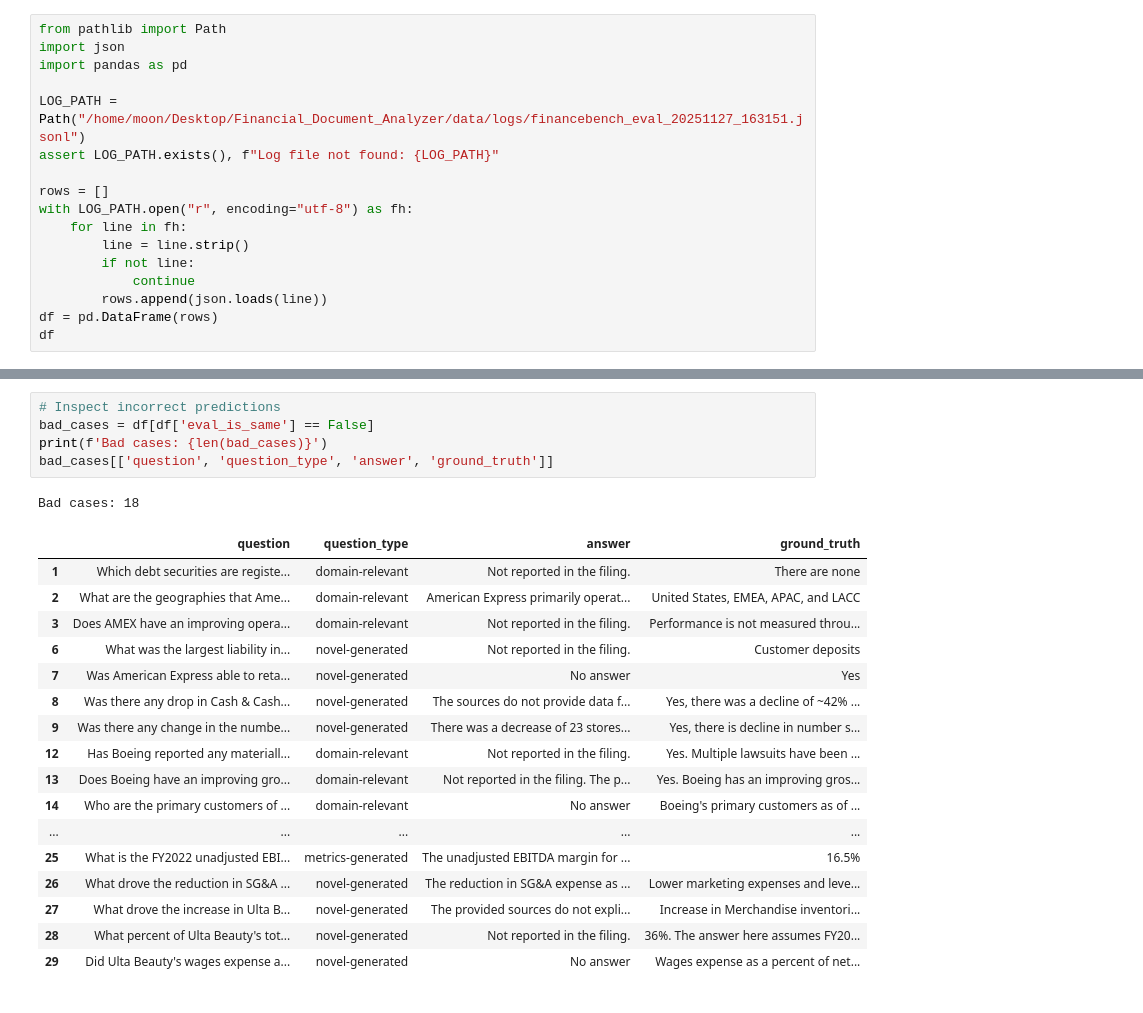
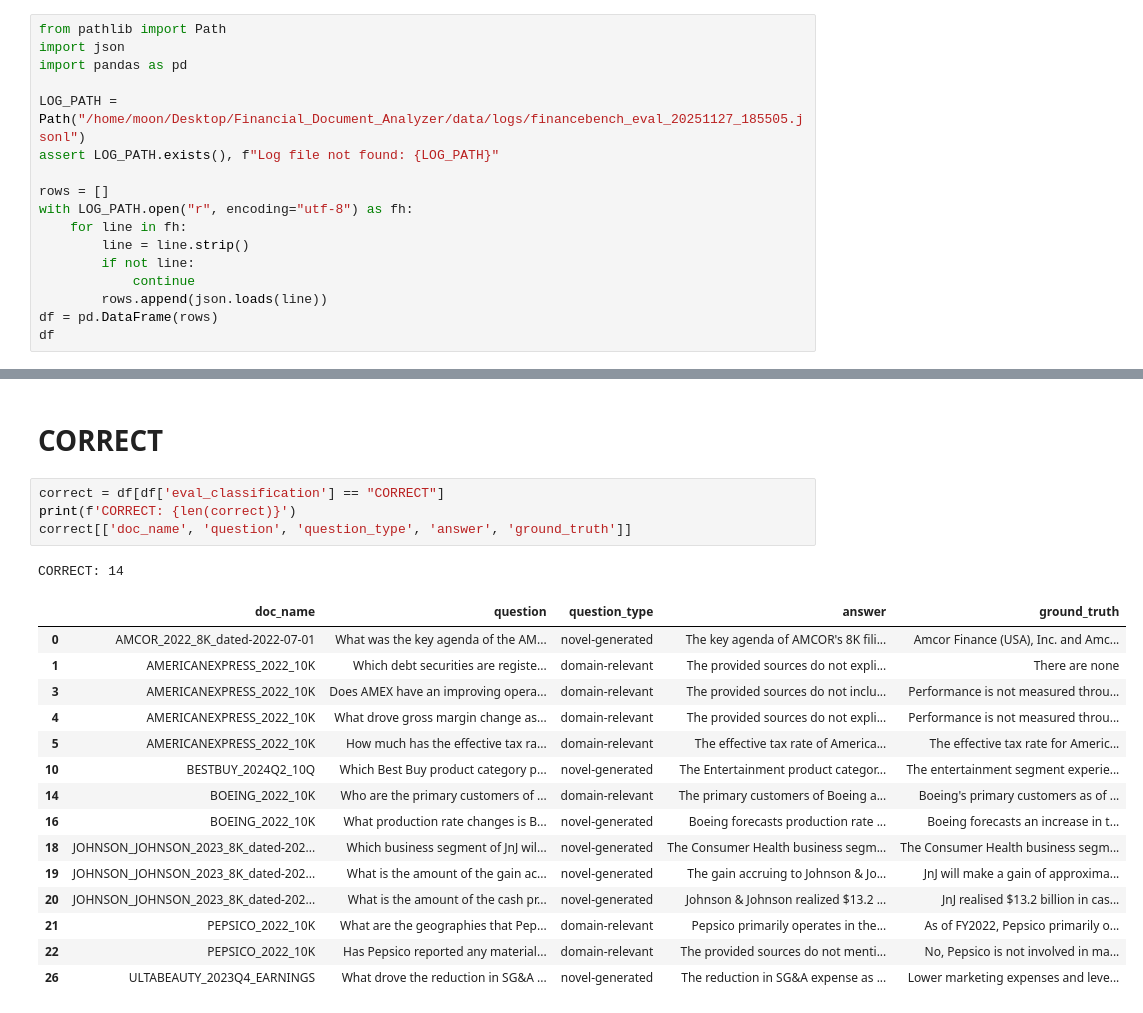
Before and after one commit to seokhyunmoon/Financial_Document_Analyzer, a Jupyter notebook: notebooks/financebench_analysis.ipynb, the cells around one changed output, grey strips where cells are left out. Saved outputs shown, nothing was run; the diff lists cells and outputs as text.

```diff
--- a/notebooks/financebench_analysis.ipynb
+++ b/notebooks/financebench_analysis.ipynb
@@ -3,7 +5,7 @@ from pathlib import Path
 import json
 import pandas as pd
 
-LOG_PATH = Path("/home/moon/Desktop/Financial_Document_Analyzer/data/logs/financebench_eval_20251127_163151.jsonl")
+LOG_PATH = Path("/home/moon/Desktop/Financial_Document_Analyzer/data/logs/financebench_eval_20251127_185505.jsonl")
 assert LOG_PATH.exists(), f"Log file not found: {LOG_PATH}"
 
 rows = []
@@ -70,25 +85,24 @@ Accuracy by question_type:
+# %% [markdown]
+# CORRECT
 # %%
-# Inspect incorrect predictions
-bad_cases = df[df['eval_is_same'] == False]
-print(f'Bad cases: {len(bad_cases)}')
-bad_cases[['question', 'question_type', 'answer', 'ground_truth']]
+correct = df[df['eval_classification'] == "CORRECT"]
+print(f'CORRECT: {len(correct)}')
+correct[['doc_name', 'question', 'question_type', 'answer', 'ground_truth']]
 # %% [output]
-Bad cases: 18
+CORRECT: 14
-|  | question | question_type | answer | ground_truth |
-| 1 | Which debt securities are registe... | domain-relevant | Not reported in the filing. | There are none |
-| 2 | What are the geographies that Ame... | domain-relevant | American Express primarily operat... | United States, EMEA, APAC, and LACC |
-| 3 | Does AMEX have an improving opera... | domain-relevant | Not reported in the filing. | Performance is not measured throu... |
-| 6 | What was the largest liability in... | novel-generated | Not reported in the filing. | Customer deposits |
-| 7 | Was American Express able to reta... | novel-generated | No answer | Yes |
-| 8 | Was there any drop in Cash & Cash... | novel-generated | The sources do not provide data f... | Yes, there was a decline of ~42% ... |
-| 9 | Was there any change in the numbe... | novel-generated | There was a decrease of 23 stores... | Yes, there is decline in number s... |
-| 12 | Has Boeing reported any materiall... | domain-relevant | Not reported in the filing. | Yes. Multiple lawsuits have been ... |
-| 13 | Does Boeing have an improving gro... | domain-relevant | Not reported in the filing. The p... | Yes. Boeing has an improving gros... |
-| 14 | Who are the primary customers of ... | domain-relevant | No answer | Boeing's primary customers as of ... |
-| ... | ... | ... | ... | ... |
-| 25 | What is the FY2022 unadjusted EBI... | metrics-generated | The unadjusted EBITDA margin for ... | 16.5% |
-| 26 | What drove the reduction in SG&A ... | novel-generated | The reduction in SG&A expense as ... | Lower marketing expenses and leve... |
-| 27 | What drove the increase in Ulta B... | novel-generated | The provided sources do not expli... | Increase in Merchandise inventori... |
-| 28 | What percent of Ulta Beauty's tot... | novel-generated | Not reported in the filing. | 36%. The answer here assumes FY20... |
-| 29 | Did Ulta Beauty's wages expense a... | novel-generated | No answer | Wages expense as a percent of net... |
+|  | doc_name | question | question_type | answer | ground_truth |
+| 0 | AMCOR_2022_8K_dated-2022-07-01 | What was the key agenda of the AM... | novel-generated | The key agenda of AMCOR's 8K fili... | Amcor Finance (USA), Inc. and Amc... |
+| 1 | AMERICANEXPRESS_2022_10K | Which debt securities are registe... | domain-relevant | The provided sources do not expli... | There are none |
+| 3 | AMERICANEXPRESS_2022_10K | Does AMEX have an improving opera... | domain-relevant | The provided sources do not inclu... | Performance is not measured throu... |
+| 4 | AMERICANEXPRESS_2022_10K | What drove gross margin change as... | domain-relevant | The provided sources do not expli... | Performance is not measured throu... |
+| 5 | AMERICANEXPRESS_2022_10K | How much has the effective tax ra... | domain-relevant | The effective tax rate of America... | The effective tax rate for Americ... |
+| 10 | BESTBUY_2024Q2_10Q | Which Best Buy product category p... | novel-generated | The Entertainment product categor... | The entertainment segment experie... |
+| 14 | BOEING_2022_10K | Who are the primary customers of ... | domain-relevant | The primary customers of Boeing a... | Boeing's primary customers as of ... |
+| 16 | BOEING_2022_10K | What production rate changes is B... | novel-generated | Boeing forecasts production rate ... | Boeing forecasts an increase in t... |
+| 18 | JOHNSON_JOHNSON_2023_8K_dated-202... | Which business segment of JnJ wil... | novel-generated | The Consumer Health business segm... | The Consumer Health business segm... |
+| 19 | JOHNSON_JOHNSON_2023_8K_dated-202... | What is the amount of the gain ac... | novel-generated | The gain accruing to Johnson & Jo... | JnJ will make a gain of approxima... |
+| 20 | JOHNSON_JOHNSON_2023_8K_dated-202... | What is the amount of the cash pr... | novel-generated | Johnson & Johnson realized $13.2 ... | JnJ realised $13.2 billion in cas... |
+| 21 | PEPSICO_2022_10K | What are the geographies that Pep... | domain-relevant | Pepsico primarily operates in the... | As of FY2022, Pepsico primarily o... |
+| 22 | PEPSICO_2022_10K | Has Pepsico reported any material... | domain-relevant | The provided sources do not menti... | No, Pepsico is not involved in ma... |
+| 26 | ULTABEAUTY_2023Q4_EARNINGS | What drove the reduction in SG&A ... | novel-generated | The reduction in SG&A expense as ... | Lower marketing expenses and leve... |
 # %%
```
Also changed, not shown: parts of 20 cells of this notebook, 2 other files.
